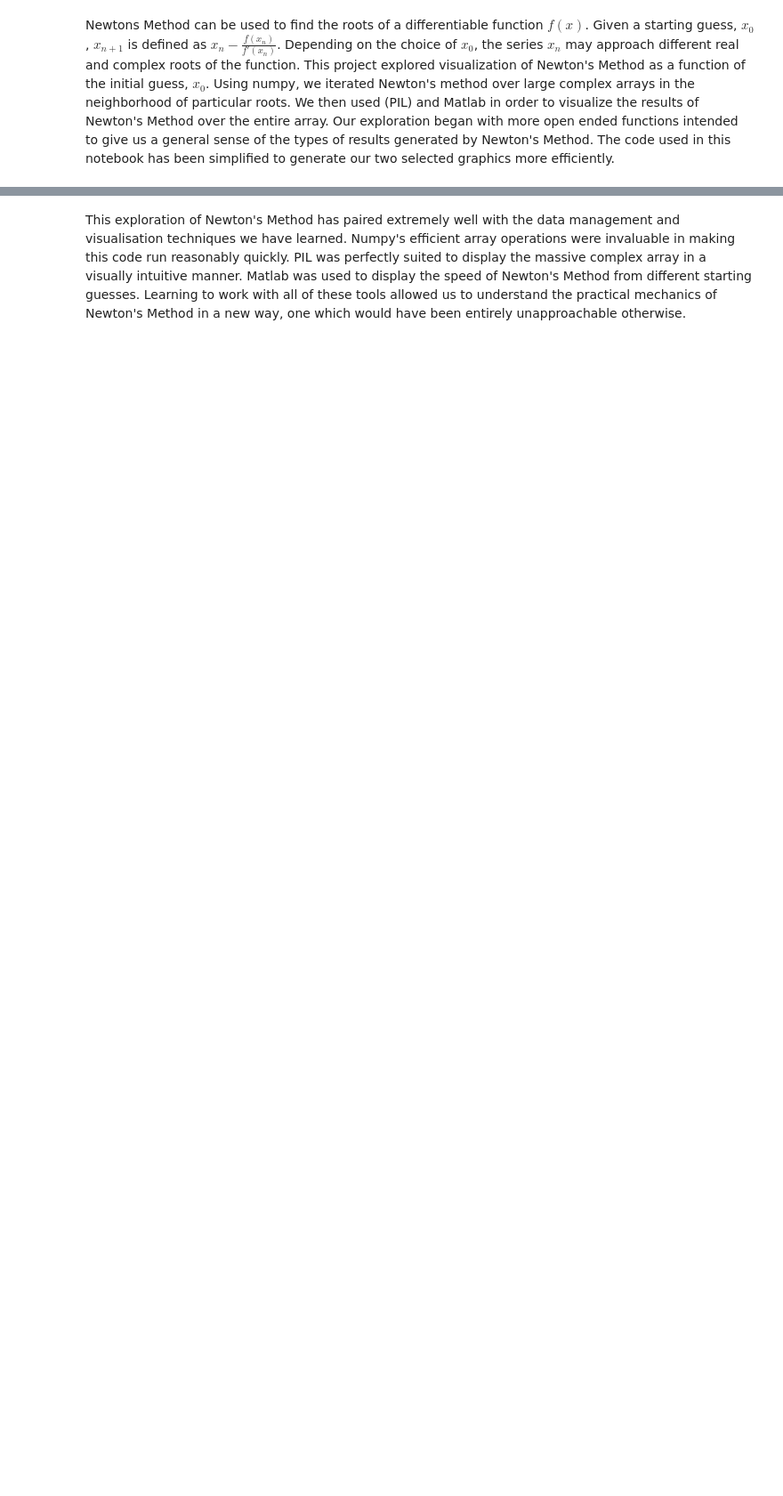
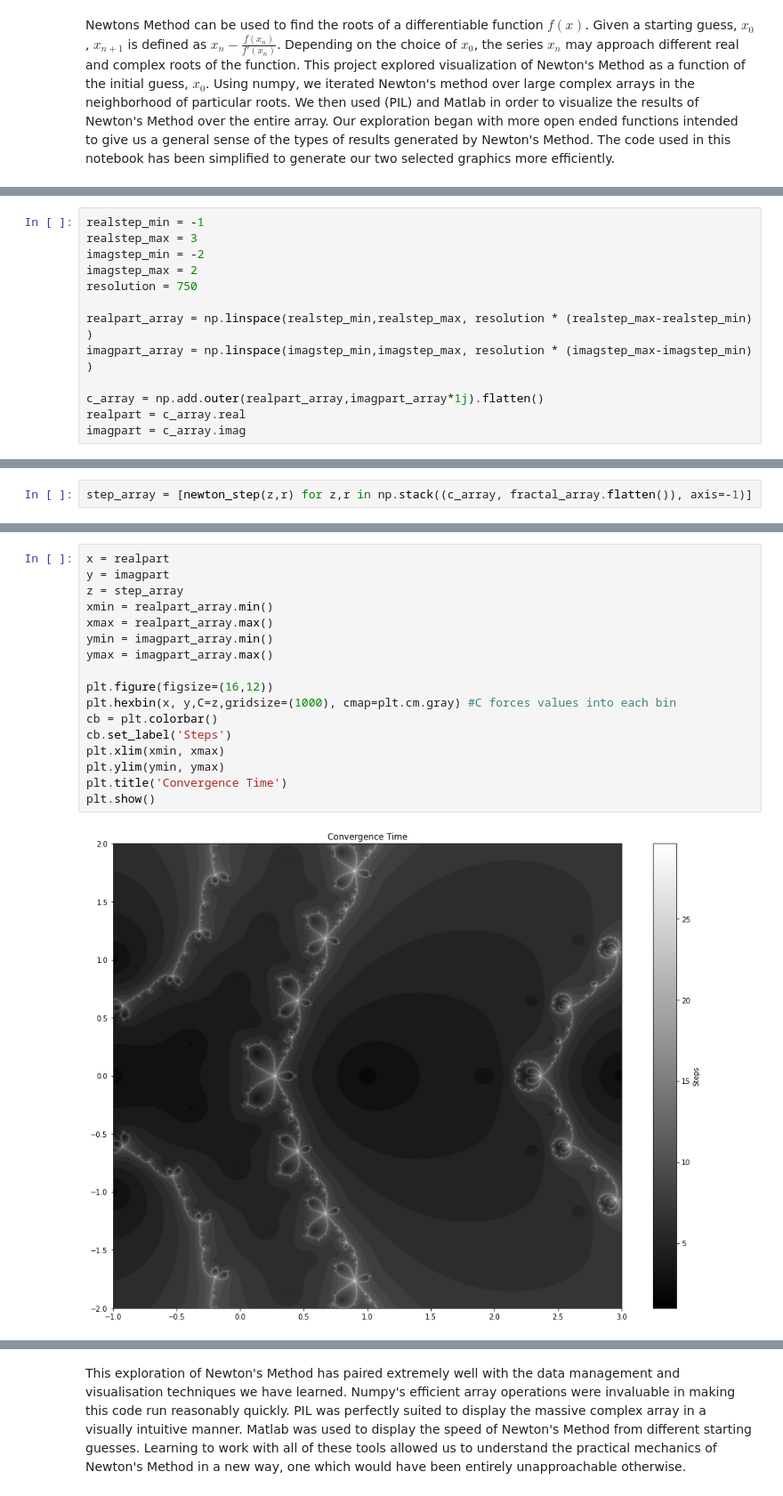
Before and after one commit to gencross/NewtonGroup1, a Jupyter notebook: Main_Notebook.ipynb, the cells around one changed output, grey strips where cells are left out. Shown at 89% size. Saved outputs shown, nothing was run; the diff lists cells and outputs as text; blank space fills up the shorter version.

```diff
--- a/Main_Notebook.ipynb
+++ b/Main_Notebook.ipynb
@@ -10,0 +167,13 @@ Newtons Method can be used to find the roots of a differentiable function $f(x)$
+# %%
+realstep_min = -1
+realstep_max = 3
+imagstep_min = -2
+imagstep_max = 2
+resolution = 750
+
+realpart_array = np.linspace(realstep_min,realstep_max, resolution * (realstep_max-realstep_min) )
+imagpart_array = np.linspace(imagstep_min,imagstep_max, resolution * (imagstep_max-imagstep_min) )
+
+c_array = np.add.outer(realpart_array,imagpart_array*1j).flatten()
+realpart = c_array.real
+imagpart = c_array.imag
@@ -10,0 +182,2 @@ Newtons Method can be used to find the roots of a differentiable function $f(x)$
+# %%
+step_array = [newton_step(z,r) for z,r in np.stack((c_array, fractal_array.flatten()), axis=-1)]
@@ -10,0 +186,19 @@ Newtons Method can be used to find the roots of a differentiable function $f(x)$
+# %%
+x = realpart
+y = imagpart
+z = step_array
+xmin = realpart_array.min()
+xmax = realpart_array.max()
+ymin = imagpart_array.min()
+ymax = imagpart_array.max()
+
+plt.figure(figsize=(16,12))
+plt.hexbin(x, y,C=z,gridsize=(1000), cmap=plt.cm.gray) #C forces values into each bin
+cb = plt.colorbar()
+cb.set_label('Steps')
+plt.xlim(xmin, xmax)
+plt.ylim(ymin, ymax)
+plt.title('Convergence Time')
+plt.show()
+# %% [output]
+[figure, added]
```
Also changed, not shown: parts of 27 cells of this notebook.
